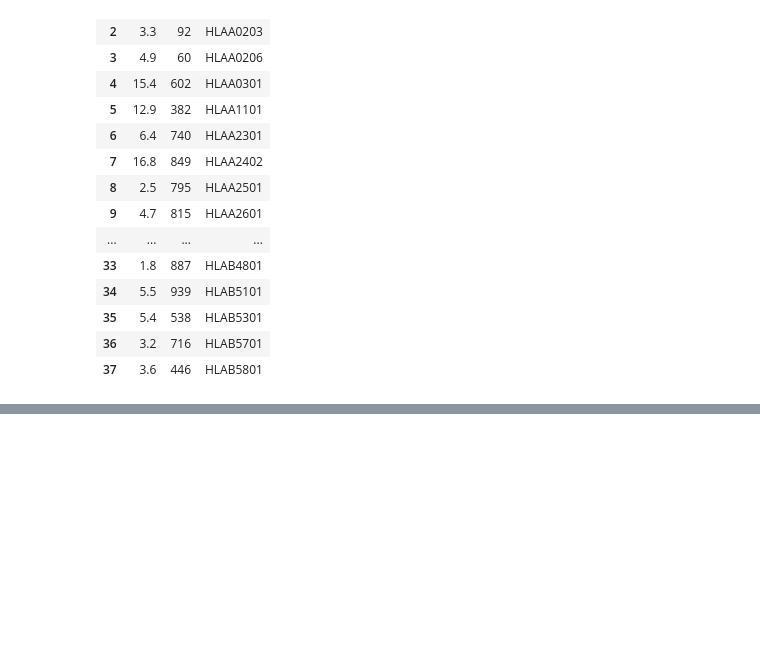
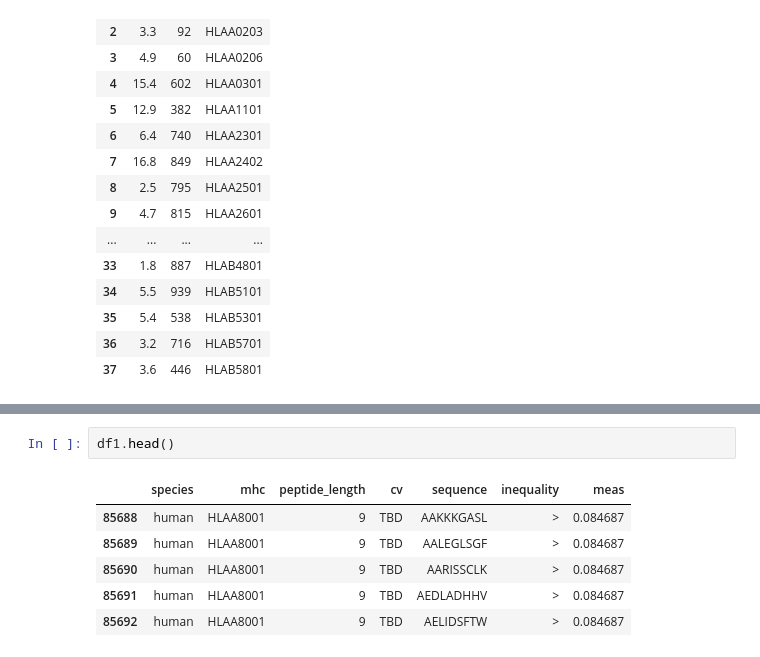
Before and after one commit to imminfo/mhc, a Jupyter notebook: data/mhc.ipynb, the cells around one changed output, grey strips where cells are left out. Drawn from its saved outputs; the diff is of its cells as text; blank space fills up the shorter version.

```diff
--- a/data/mhc.ipynb
+++ b/data/mhc.ipynb
@@ -131,0 +164,9 @@ plt.scatter(dist, diff)
+# %%
+df1.head()
+# %% [output]
+|  | species | mhc | peptide_length | cv | sequence | inequality | meas |
+| 85688 | human | HLAA8001 | 9 | TBD | AAKKKGASL | > | 0.084687 |
+| 85689 | human | HLAA8001 | 9 | TBD | AALEGLSGF | > | 0.084687 |
+| 85690 | human | HLAA8001 | 9 | TBD | AARISSCLK | > | 0.084687 |
+| 85691 | human | HLAA8001 | 9 | TBD | AEDLADHHV | > | 0.084687 |
+| 85692 | human | HLAA8001 | 9 | TBD | AELIDSFTW | > | 0.084687 |
```
Also changed, not shown: parts of 9 cells of this notebook, 3 other files.
